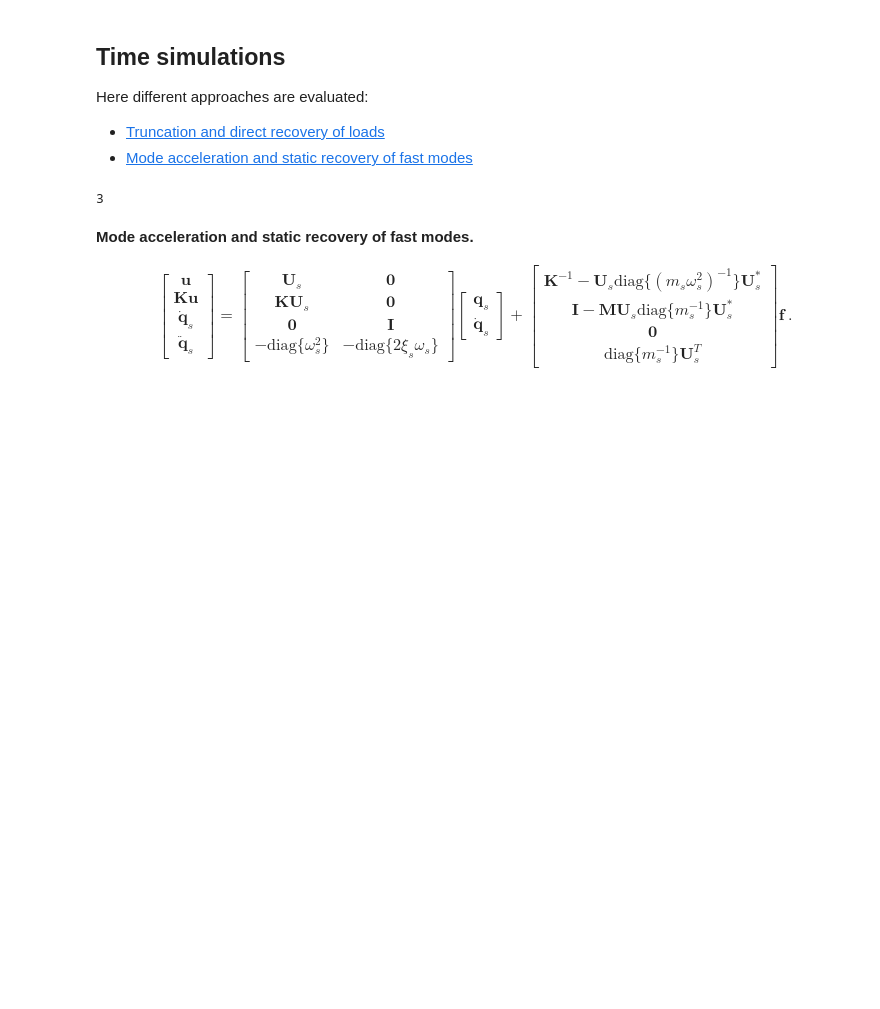
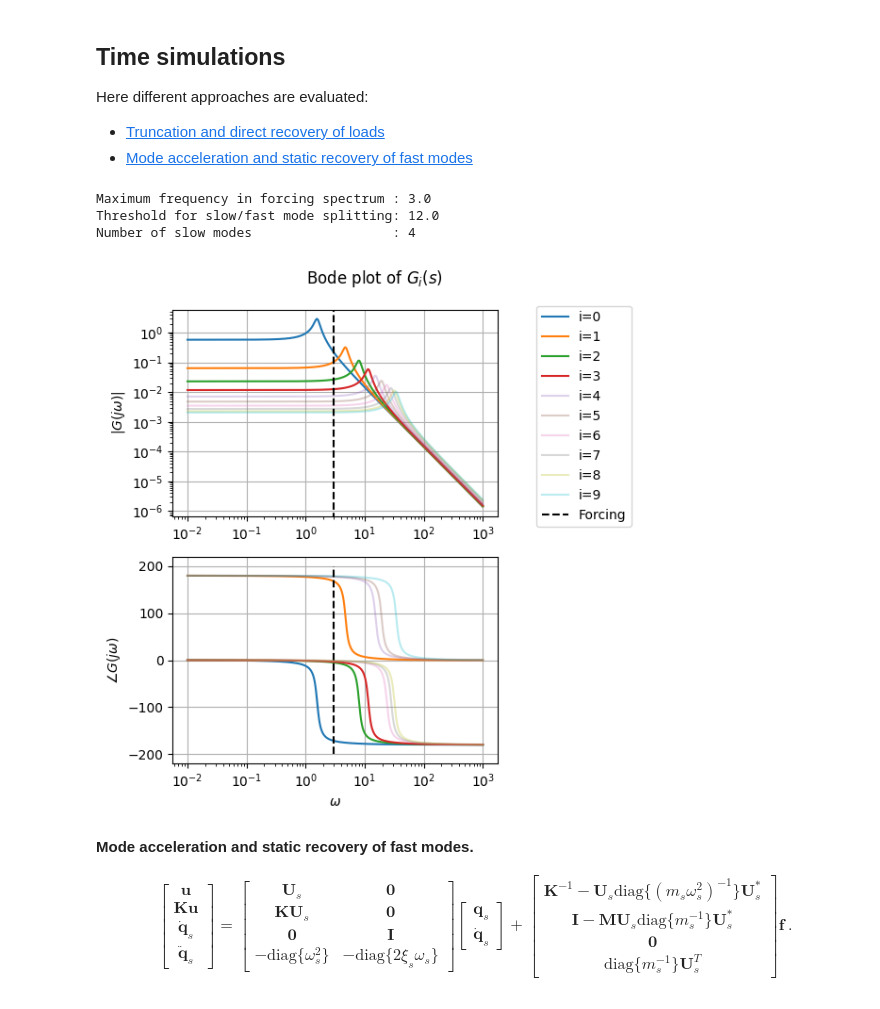
Before and after one commit to Basics2022/bbooks-math-miscellanea, a Jupyter notebook: _build/jupyter_execute/ch/ode/time-integration-mechanical-systems.ipynb, the cells around one changed output. Cells and saved outputs as stored; diff of their text form; code cells hidden in the pictures; blank space fills up the shorter version.

```diff
--- a/_build/jupyter_execute/ch/ode/time-integration-mechanical-systems.ipynb
+++ b/_build/jupyter_execute/ch/ode/time-integration-mechanical-systems.ipynb
@@ -446,15 +446,59 @@ plt.show()
 Here different approaches are evaluated:
 * [Truncation and direct recovery of loads](https://basics2022.github.io/bbooks-physics-continuum-mechanics/ch/solids/small-displacements-numerics.html#truncation-and-direct-recovery-of-loads)
 * [Mode acceleration and static recovery of fast modes](https://basics2022.github.io/bbooks-physics-continuum-mechanics/ch/solids/small-displacements-numerics.html#mode-acceleration-and-static-recovery-of-fast-modes)
+# %%
+#> Forcing
+omega_M = 3.
+M_t = lambda t: np.sin(omega_M * t)
+
+omega_threshold = 4 * omega_M
+
+#> Splitting slow and fast modes
+i_slow = np.searchsorted(Om_all, omega_threshold)
+
+print(f"Maximum frequency in forcing spectrum : {omega_M}")
+print(f"Threshold for slow/fast mode splitting: {omega_threshold}")
+print(f"Number of slow modes                  : {i_slow}")
+# %% [output]
+Maximum frequency in forcing spectrum : 3.0
+Threshold for slow/fast mode splitting: 12.0
+Number of slow modes                  : 4
+# %%
+#> Bode plot and forcing. Splitting in slow (resolved, dynamical) and fast modes
+fig, ax = plt.subplots(2,1, figsize=(6,6))
+
+for i in np.arange(N):
+
+    #> Define the input-output relations with TF
+    num = [ evecs_all[:,i].T @ F ]
+    den = [ 1., 2. * xi_all[i] * Om_all[i], Om_all[i]**2 ]
+    sys = ct.tf(num, den)
+
+    #> Evaluate frequency response, to build Bode diagrams
+    mag_L, phase_L, omega_L = ct.frequency_response(sys, omega_freq)
+
+    #> Plots
+    #> Bode plots (first line) of L(s)
+    al = 1. * ( i < i_slow ) + .3 * ( i >= i_slow )
+
+    ax[0].loglog(omega_L, mag_L, label=f'i={i}', alpha=al)
+    ax[1].semilogx(omega_L, np.degrees(phase_L), alpha=al)
+
+
+ax[0].vlines(omega_M, 1e-7, 1e1, color='black', linestyle='--', label='Forcing')
+ax[1].vlines(omega_M, -200, 200, color='black', linestyle='--')
+ax[0].set_ylabel(r"$|G(j\omega)|$")     ;  ax[0].grid()
+ax[1].set_ylabel(r"$\angle G(j\omega)$");  ax[1].grid()
+ax[1].set_xlabel(r"$\omega$")
+ax[0].legend(bbox_to_anchor=(1.1, 1.05))
+
+fig.suptitle(f"Bode plot of $G_i(s)$")
+fig.tight_layout()
+
+plt.show()
+# %% [output]
+[figure, added]
 # %%
-#> Forcing
-omega_M = 3.
-M_t = lambda t: np.sin(omega_M * t)
-
-#> Splitting slow and fast modes
-i_slow = np.searchsorted(Om_all / 3, omega_M)
-print(i_slow)
-
 #> Initial conditions at rest in the non-deformed configuration
 u0 = np.zeros(N)
 v0 = np.zeros(N)
@@ -474,8 +518,6 @@ qs0_m_acc = evecs_all[:,:i_slow].T @ Mff @ u0_m_acc
 nt = 100
 dt = .1
 tvec = np.arange(nt) * dt
-# %% [output]
-3
 # %% [markdown]
 **Mode acceleration and static recovery of fast modes.**
 
```
Also changed, not shown: parts of 7 cells of this notebook, 17 other files.
